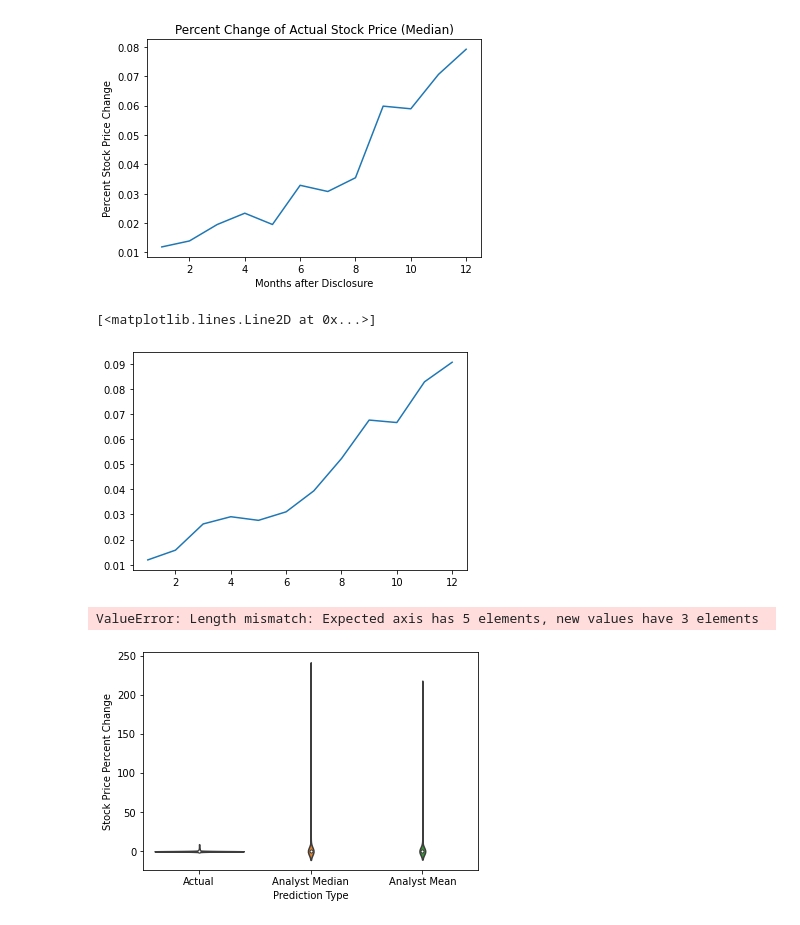
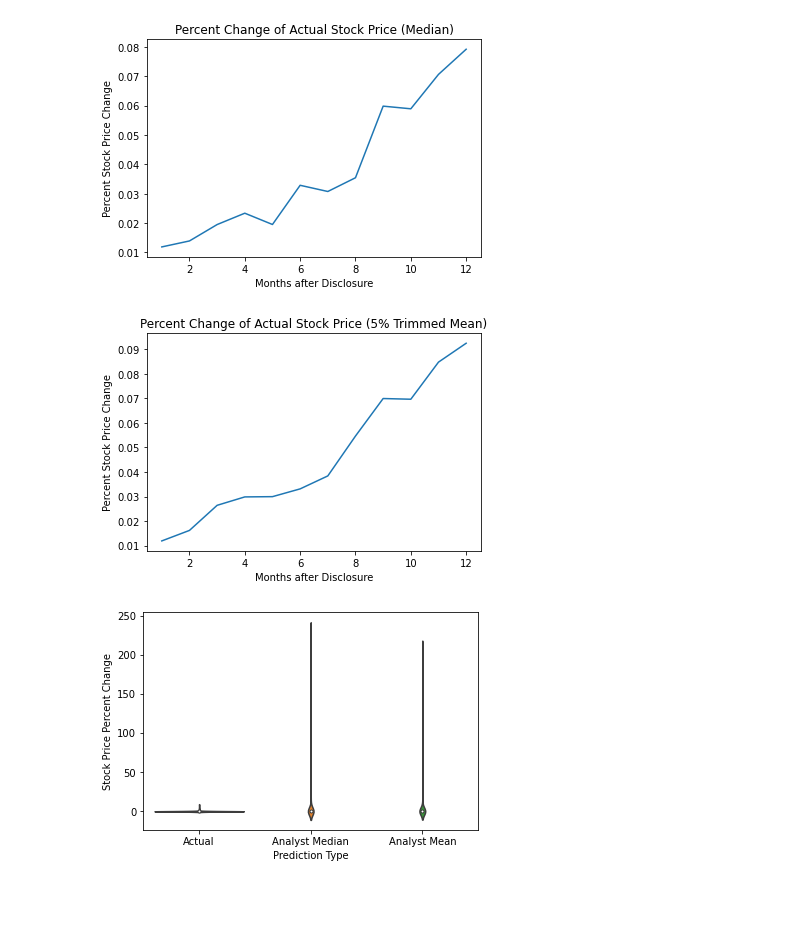
Before and after one commit to Zeyuzhao/BreachPrice, a Jupyter notebook: notebooks/main.ipynb, the cells around one changed output. Cells and saved outputs as stored; diff of their text form; code cells hidden in the pictures; blank space fills up the shorter version.

```diff
--- a/notebooks/main.ipynb
+++ b/notebooks/main.ipynb
@@ -166,9 +174,3 @@ for index, row in stock_price_aa_records.iterrows():
 # Merge stock price after breach with original dataframe
 median_mean_df = pd.DataFrame(lst, columns = ['median stock forecast', 'mean stock forecast'])
 stock_price_aa_records = pd.concat([stock_price_aa_records, median_mean_df], axis=1, join='inner')
-# %%
-lst = []
-months_after = 12 #Toggle this value
-col = []
-for i in range(0, months_after + 1):
-    col.append("Stock Price (%s months DoD)" % i)
@@ -215,9 +234,12 @@ plt.show()
 # %%
 # Let's take 5% trimmed mean (get rid of some outliers)
 trimmed_means = []
 for x in range(1, months_after + 1):
     trimmed_means.append(stats.trim_mean(stock_prices[x].dropna(), 0.05))
 plt.plot(np.arange(1, 13), trimmed_means)
+plt.xlabel('Months after Disclosure')
+plt.ylabel('Percent Stock Price Change')
+plt.title("Percent Change of Actual Stock Price (5% Trimmed Mean)")
+plt.show()
 # %% [output]
-[<matplotlib.lines.Line2D at 0x...>]
-[figure, old version]
+[figure, new version]
@@ -229,10 +246,3 @@ analysts_percent = pd.concat([stock_prices[12], pd.DataFrame(t1), pd.DataFrame(t
-# %%
-analysts_percent.columns = ['Actual', 'Analyst Median', 'Analyst Mean']
-boxplot = sns.boxplot(x="variable", y = "value", data=pd.melt(analysts_percent).dropna())
-boxplot.set(xlabel="Prediction Type", ylabel='Stock Price Percent Change') # Where x month is percent change from start of breach
-plt.show()
-# %% [output]
-ValueError: Length mismatch: Expected axis has 5 elements, new values have 3 elements
 # %%
 violinplot = sns.violinplot(x="variable", y = "value", data=pd.melt(analysts_percent[['Actual', 'Analyst Median', 'Analyst Mean']]).dropna())
 violinplot.set(xlabel="Prediction Type", ylabel='Stock Price Percent Change') # Where x month is percent change from start of breach
```
Also changed, not shown: parts of 12 cells of this notebook.
